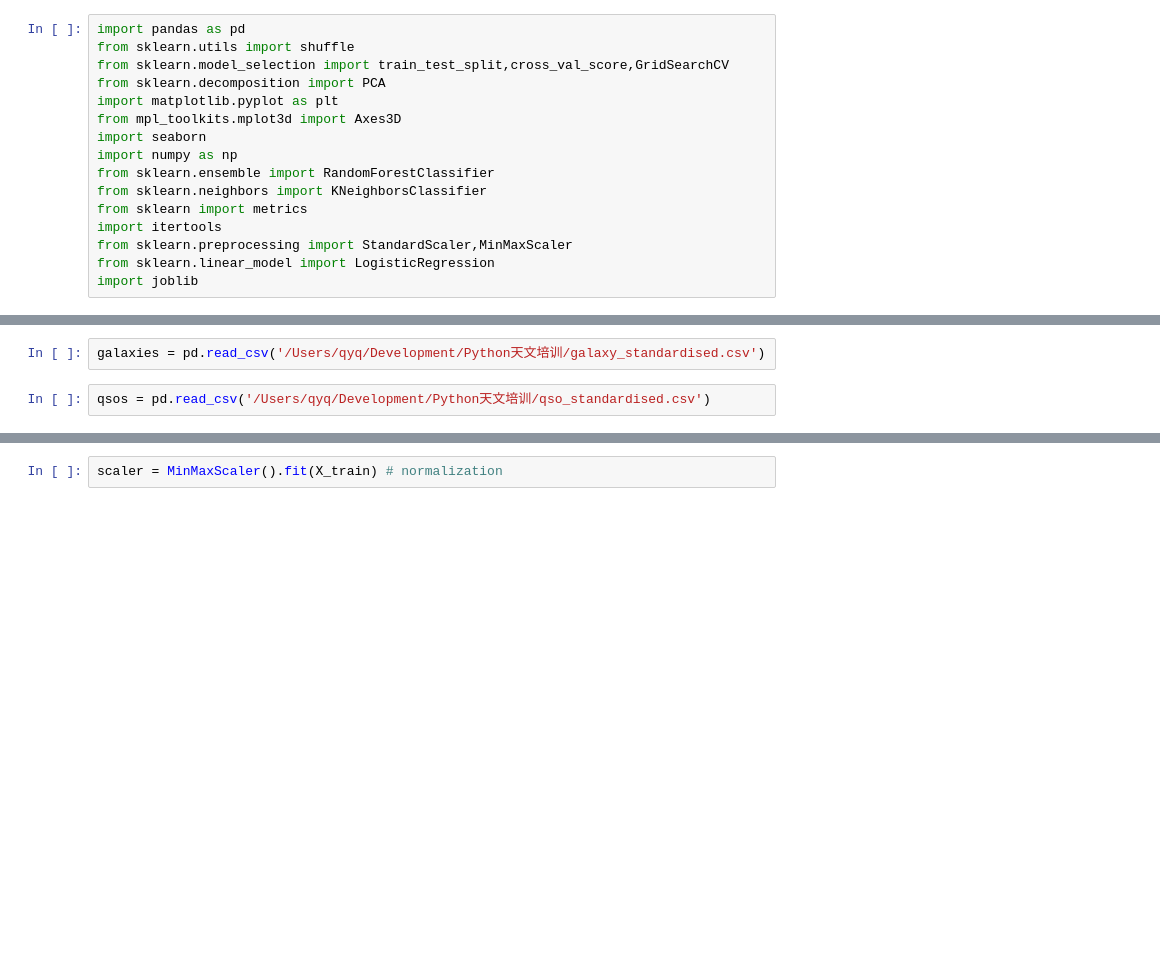
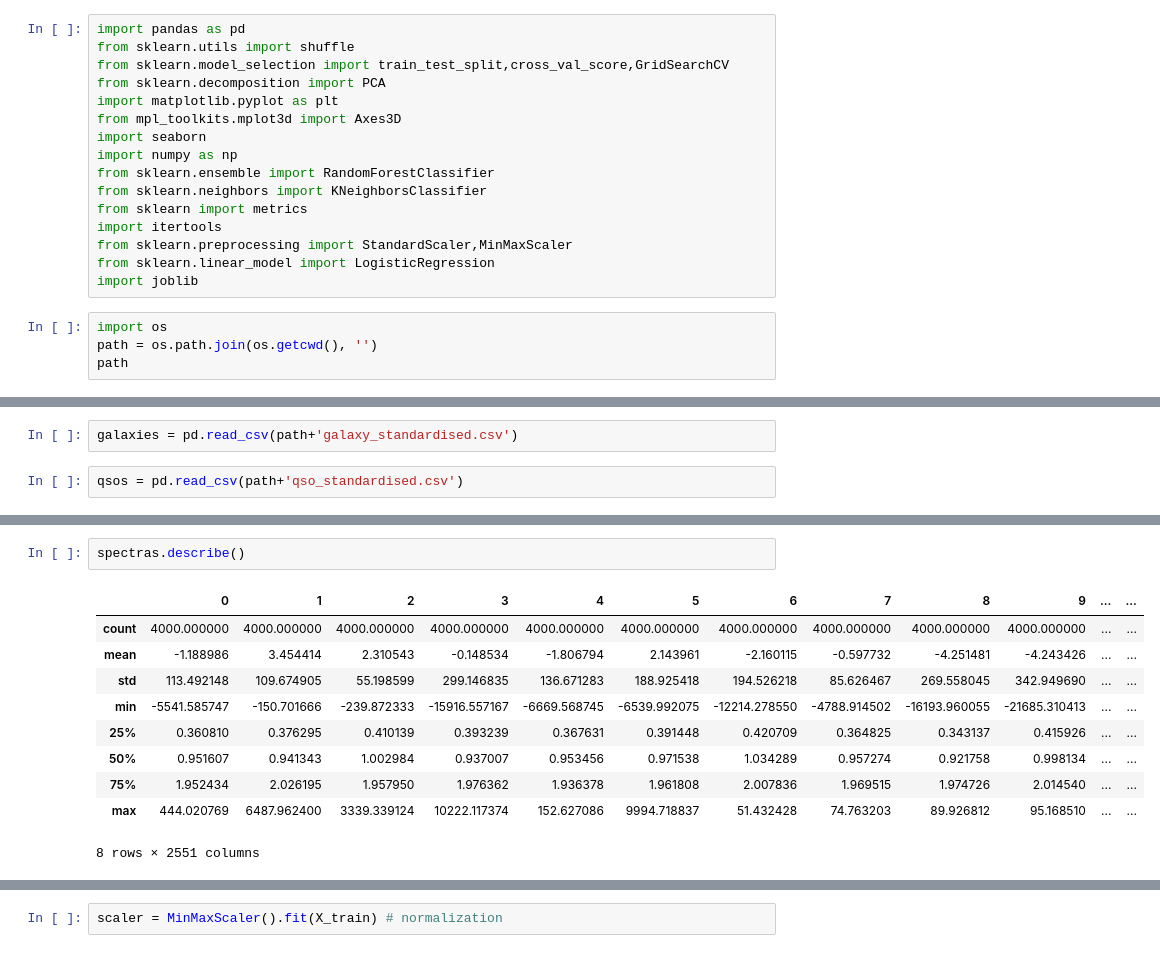
Before and after one commit to QYQSDTC/PythonForAstro, a Jupyter notebook: qso_galaxy_classification_sklearn.ipynb, the cells around one changed output, grey strips where cells are left out. Saved outputs shown, nothing was run; the diff lists cells and outputs as text; blank space fills up the shorter version.

```diff
--- a/qso_galaxy_classification_sklearn.ipynb
+++ b/qso_galaxy_classification_sklearn.ipynb
@@ -14,3 +22,7 @@ import itertools
 from sklearn.preprocessing import StandardScaler,MinMaxScaler
 from sklearn.linear_model import LogisticRegression
 import joblib
+# %%
+import os
+path = os.path.join(os.getcwd(), '')
+path
@@ -17,7 +33,7 @@ import joblib
 # %%
-galaxies = pd.read_csv('/Users/qyq/Development/Python天文培训/galaxy_standardised.csv')
+galaxies = pd.read_csv(path+'galaxy_standardised.csv')
 # %%
-qsos = pd.read_csv('/Users/qyq/Development/Python天文培训/qso_standardised.csv')
+qsos = pd.read_csv(path+'qso_standardised.csv')
 # %%
 spectras = galaxies.append(qsos)
 spectras
@@ -24,3 +62,16 @@ spectras
+# %%
+spectras.describe()
+# %% [output]
+|  | 0 | 1 | 2 | 3 | 4 | 5 | 6 | 7 | 8 | 9 | ... | ... |
+| count | 4000.000000 | 4000.000000 | 4000.000000 | 4000.000000 | 4000.000000 | 4000.000000 | 4000.000000 | 4000.000000 | 4000.000000 | 4000.000000 | ... | ... |
+| mean | -1.188986 | 3.454414 | 2.310543 | -0.148534 | -1.806794 | 2.143961 | -2.160115 | -0.597732 | -4.251481 | -4.243426 | ... | ... |
+| std | 113.492148 | 109.674905 | 55.198599 | 299.146835 | 136.671283 | 188.925418 | 194.526218 | 85.626467 | 269.558045 | 342.949690 | ... | ... |
+| min | -5541.585747 | -150.701666 | -239.872333 | -15916.557167 | -6669.568745 | -6539.992075 | -12214.278550 | -4788.914502 | -16193.960055 | -21685.310413 | ... | ... |
+| 25% | 0.360810 | 0.376295 | 0.410139 | 0.393239 | 0.367631 | 0.391448 | 0.420709 | 0.364825 | 0.343137 | 0.415926 | ... | ... |
+| 50% | 0.951607 | 0.941343 | 1.002984 | 0.937007 | 0.953456 | 0.971538 | 1.034289 | 0.957274 | 0.921758 | 0.998134 | ... | ... |
+| 75% | 1.952434 | 2.026195 | 1.957950 | 1.976362 | 1.936378 | 1.961808 | 2.007836 | 1.969515 | 1.974726 | 2.014540 | ... | ... |
+| max | 444.020769 | 6487.962400 | 3339.339124 | 10222.117374 | 152.627086 | 9994.718837 | 51.432428 | 74.763203 | 89.926812 | 95.168510 | ... | ... |
+8 rows × 2551 columns
 # %%
 spectras= shuffle(spectras)
 spectras
```
Also changed, not shown: parts of 49 cells of this notebook, 3 other files.
